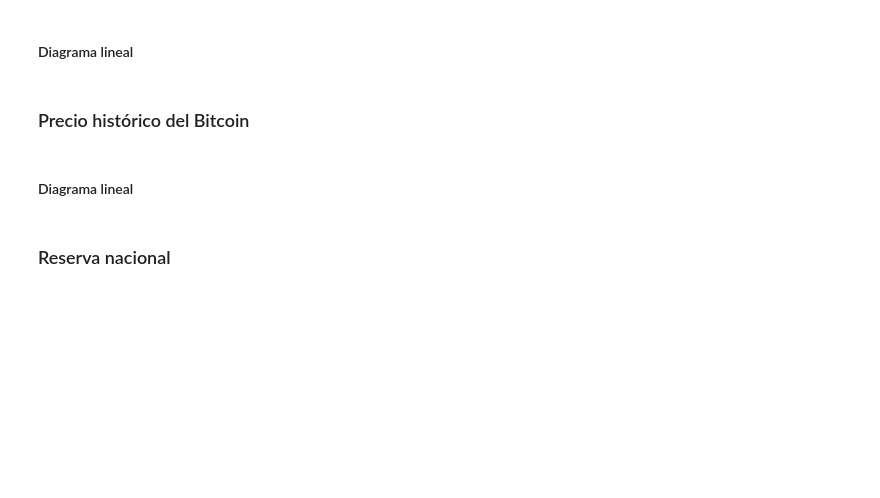
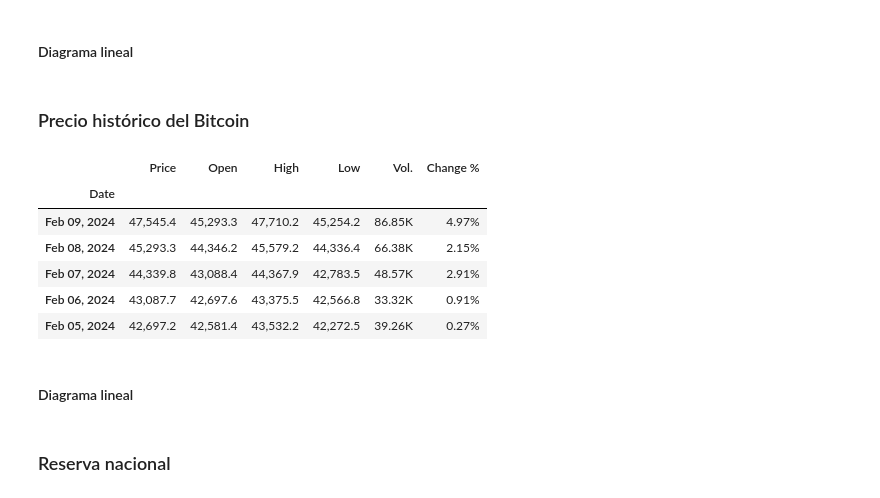
Before and after one commit to JosueRodriguezSams/CriptoSV---Samsung, a Jupyter notebook: Analisis_impacto_del_bitcoin.ipynb, the cells around one changed output. Saved outputs shown, nothing was run; the diff lists cells and outputs as text; code cells hidden in the pictures; blank space fills up the shorter version.

Commit message:
dataframe del bitcoin agregado

```diff
--- a/Analisis_impacto_del_bitcoin.ipynb
+++ b/Analisis_impacto_del_bitcoin.ipynb
@@ -131,7 +131,19 @@ df_pib
 # %% [markdown]
 ### Precio histórico del Bitcoin
 # %%
-# Código para mostrar el dataframe del precio historico del bitcoin
+btc_file_path = "Datos_bitcoin/btc history/Bitcoin history.csv"
+df = pd.read_csv(btc_file_path, encoding='ISO-8859-1', sep=",")
+df.rename(columns={'ï»¿"Date"': 'Date'}, inplace=True)
+df.set_index("Date", inplace=True)
+df.head()
+# %% [output]
+|  | Price | Open | High | Low | Vol. | Change % |
+| Date |  |  |  |  |  |  |
+| Feb 09, 2024 | 47,545.4 | 45,293.3 | 47,710.2 | 45,254.2 | 86.85K | 4.97% |
+| Feb 08, 2024 | 45,293.3 | 44,346.2 | 45,579.2 | 44,336.4 | 66.38K | 2.15% |
+| Feb 07, 2024 | 44,339.8 | 43,088.4 | 44,367.9 | 42,783.5 | 48.57K | 2.91% |
+| Feb 06, 2024 | 43,087.7 | 42,697.6 | 43,375.5 | 42,566.8 | 33.32K | 0.91% |
+| Feb 05, 2024 | 42,697.2 | 42,581.4 | 43,532.2 | 42,272.5 | 39.26K | 0.27% |
 # %% [markdown]
 #### Diagrama lineal
 # %%
```
